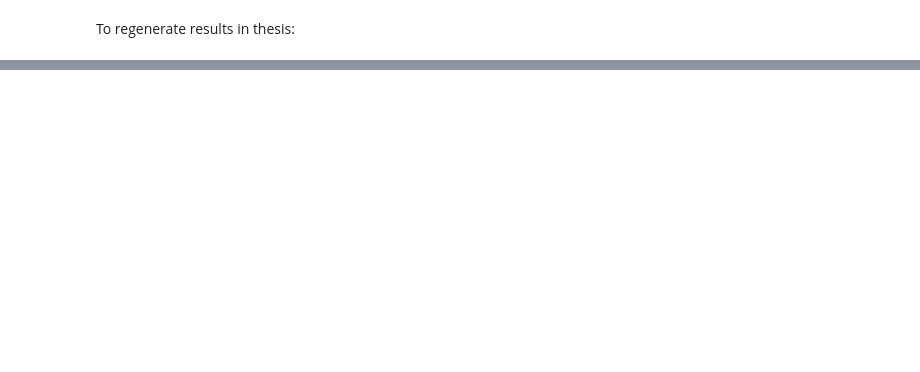
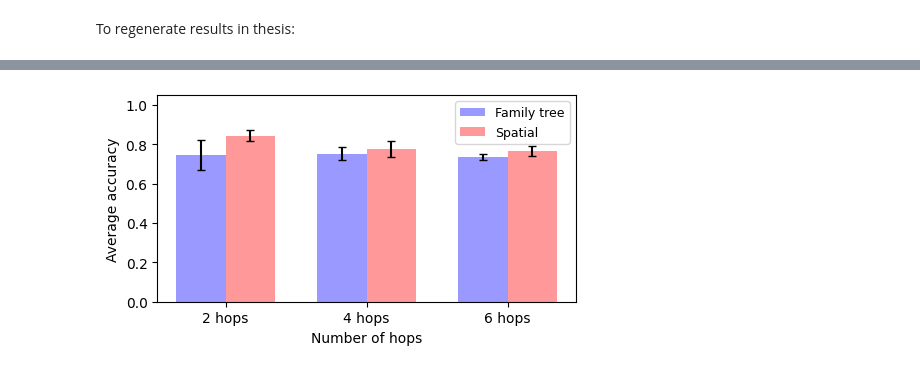
Before and after one commit to ellie-as/sequence-memory, a Jupyter notebook: Graph_sequence_model_from_scratch.ipynb, the cells around one changed output, grey strips where cells are left out. Saved outputs shown, nothing was run; the diff lists cells and outputs as text; code cells hidden in the pictures; blank space fills up the shorter version.

```diff
--- a/Graph_sequence_model_from_scratch.ipynb
+++ b/Graph_sequence_model_from_scratch.ipynb
@@ -462,3 +462,62 @@ plt.show()
+# %%
+# Function to extract hop counts
+def get_hops_count(key):
+    return len(key.split()) // 2
+
+# Combine data and compute averages and standard deviations
+combined_data = {'Family tree': family_results_dict, 'Spatial': spatial_results_dict}
+averages = {}
+std_devs = {}
+
+# Organizing data by hops instead of task
+for task, data in combined_data.items():
+    for pattern, accuracy in data.items():
+        hops = get_hops_count(pattern)
+        if hops not in averages:
+            averages[hops] = {}
+            std_devs[hops] = {}
+        if task not in averages[hops]:
+            averages[hops][task] = []
+        averages[hops][task].append(accuracy)
+
+# Calculate average accuracies and standard deviations by task
+for hops, tasks in averages.items():
+    for task, accuracies in tasks.items():
+        averages[hops][task] = np.mean(accuracies)
+        std_devs[hops][task] = np.std(accuracies)
+
+# Plotting
+fig, ax = plt.subplots(figsize=(5, 2.8))  # Increased figure size for clarity
+tasks = list(combined_data.keys())
+colors = ['blue', 'red']  # Colors for different tasks
+hops_labels = sorted(averages.keys())
+
+x = np.arange(len(hops_labels))  # Hop counts as positions on x-axis
+bar_width = 0.35  # Width of each bar
+offset = bar_width / 2
+
+# Create bars for each hop count
+for i, hops in enumerate(hops_labels):
+    positions = x[i] - offset * len(tasks) / 2
+    for j, task in enumerate(tasks):
+        avg = averages[hops].get(task, 0)
+        std_dev = std_devs[hops].get(task, 0)
+        bar_pos = positions + j * bar_width
+        ax.bar(bar_pos, avg, bar_width, label=task if i == 0 else "", color=colors[j], alpha=0.4,
+               yerr=std_dev, capsize=3)
+
+ax.set_xticks(x)
+ax.set_xticklabels([f'{h} hops' for h in hops_labels])
+ax.set_xlabel('Number of hops')
+ax.set_ylabel('Average accuracy')
+ax.legend(loc='upper right', fontsize=9)
+ax.set_ylim(0,1.05)
+
+plt.tight_layout()
+plt.savefig('aggregated_inf.png', dpi=300)
+plt.show()
+# %% [output]
+[figure, added]
 # %%
 import json
 import matplotlib.pyplot as plt
```
Also changed, not shown: parts of 4 cells of this notebook, 4 other files.
